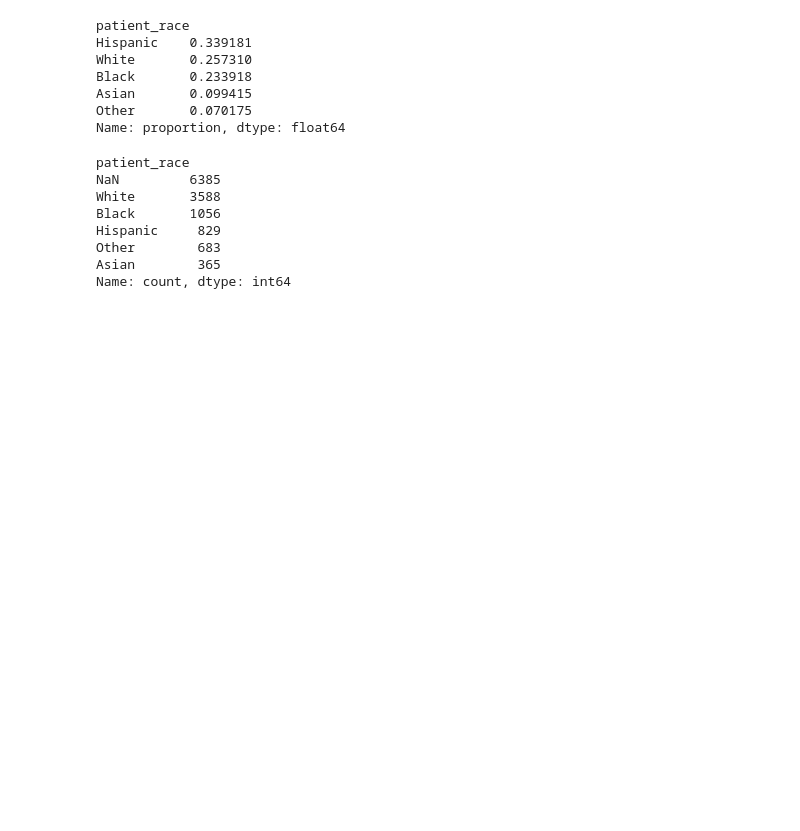
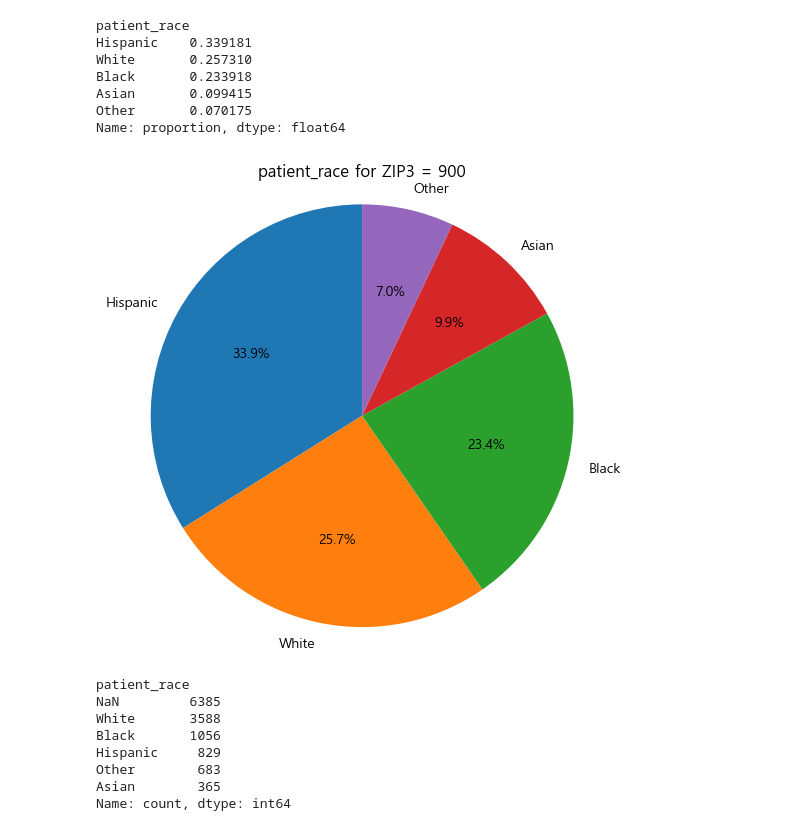
Before and after one commit to songchanho97/metastasis-date-prediction, a Jupyter notebook: 1st-place-wids.ipynb, the cells around one changed output. Cells and saved outputs as stored; diff of their text form; code cells hidden in the pictures; blank space fills up the shorter version.

```diff
--- a/1st-place-wids.ipynb
+++ b/1st-place-wids.ipynb
@@ -359,6 +375,10 @@ df[df['patient_zip3'] == 900][[ 'race_white', 'race_black',  'race_asian',  'rac
 # %%
 filtered_df = df[(df['patient_zip3'] == 900) & (df['patient_race'].notna())][['patient_race']]
-display(filtered_df['patient_race'].value_counts(normalize=True))
+filtered_df = filtered_df['patient_race'].value_counts(normalize=True)
+
+labels = filtered_df.index
+filtered_df.values
+filtered_df
 # %% [output]
 patient_race
 Hispanic    0.339181
@@ -367,6 +387,16 @@ Black       0.233918
 Asian       0.099415
 Other       0.070175
 Name: proportion, dtype: float64
+# %%
+# Plot
+fig, ax = plt.subplots(figsize=(6, 6))
+ax.pie(filtered_df, labels=labels, autopct='%1.1f%%', startangle=90)
+ax.set_title('patient_race for ZIP3 = 900')
+ax.axis('equal')  # Equal aspect ratio ensures that pie is drawn as a circle.
+
+plt.show()
+# %% [output]
+[figure, added]
 # %%
 df['patient_race'].value_counts(dropna=False)
 # %% [output]
```
Also changed, not shown: parts of 11 cells of this notebook.
